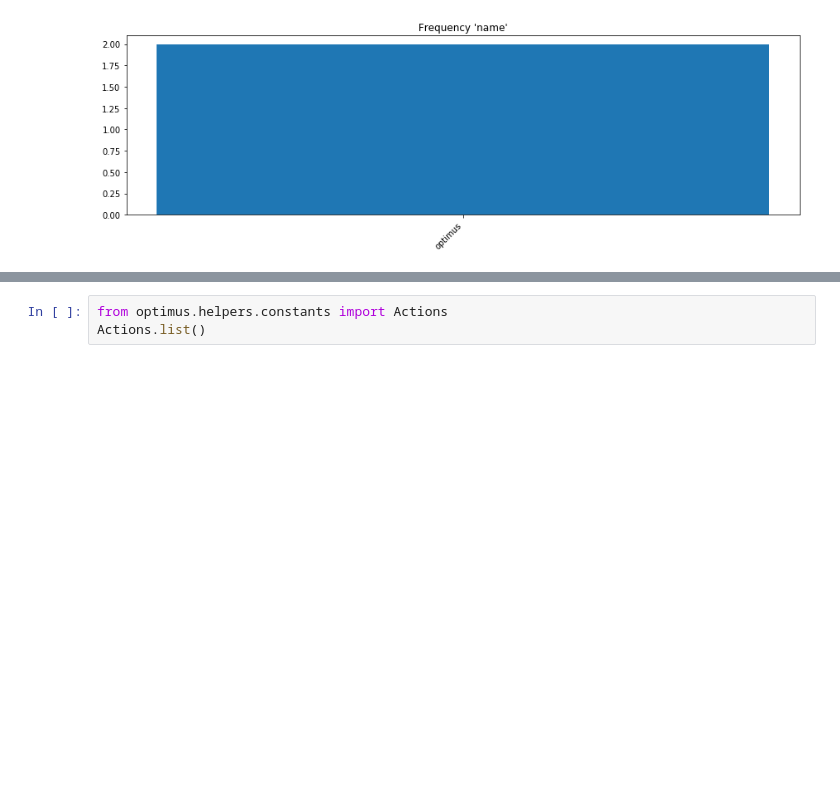
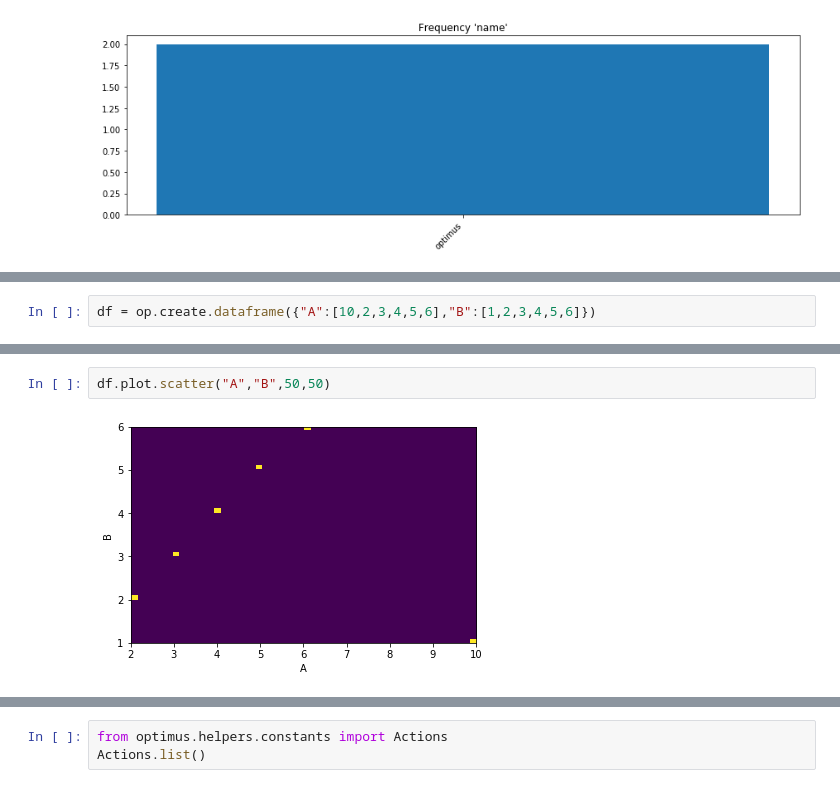
Before and after one commit to PacktPublishing/Data-Processing-with-Optimus, a Jupyter notebook: Chapter 5/DataProcessingwithOptimus_Chapter05.ipynb, the cells around one changed output, grey strips where cells are left out. Cells and saved outputs as stored; diff of their text form; blank space fills up the shorter version.

```diff
--- a/Chapter 5/DataProcessingwithOptimus_Chapter05.ipynb
+++ b/Chapter 5/DataProcessingwithOptimus_Chapter05.ipynb
@@ -298,0 +310,2 @@ df.plot.frequency("name", 40)
+# %%
+df = op.create.dataframe({"A":[10,2,3,4,5,6],"B":[1,2,3,4,5,6]})
@@ -298,0 +321,4 @@ df.plot.frequency("name", 40)
+# %%
+df.plot.scatter("A","B",50,50)
+# %% [output]
+[figure, added]
```
Also changed, not shown: parts of 15 cells of this notebook.
